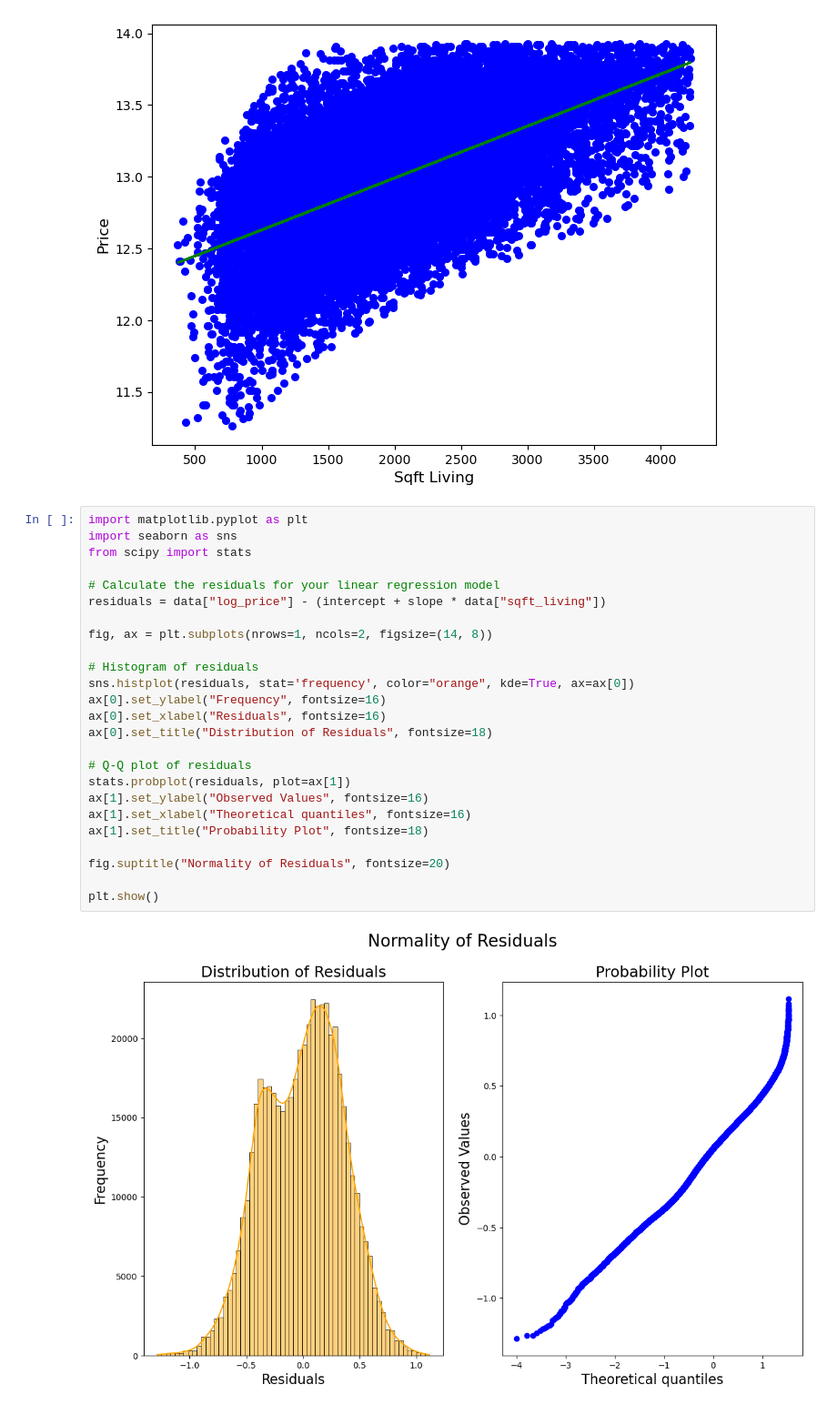
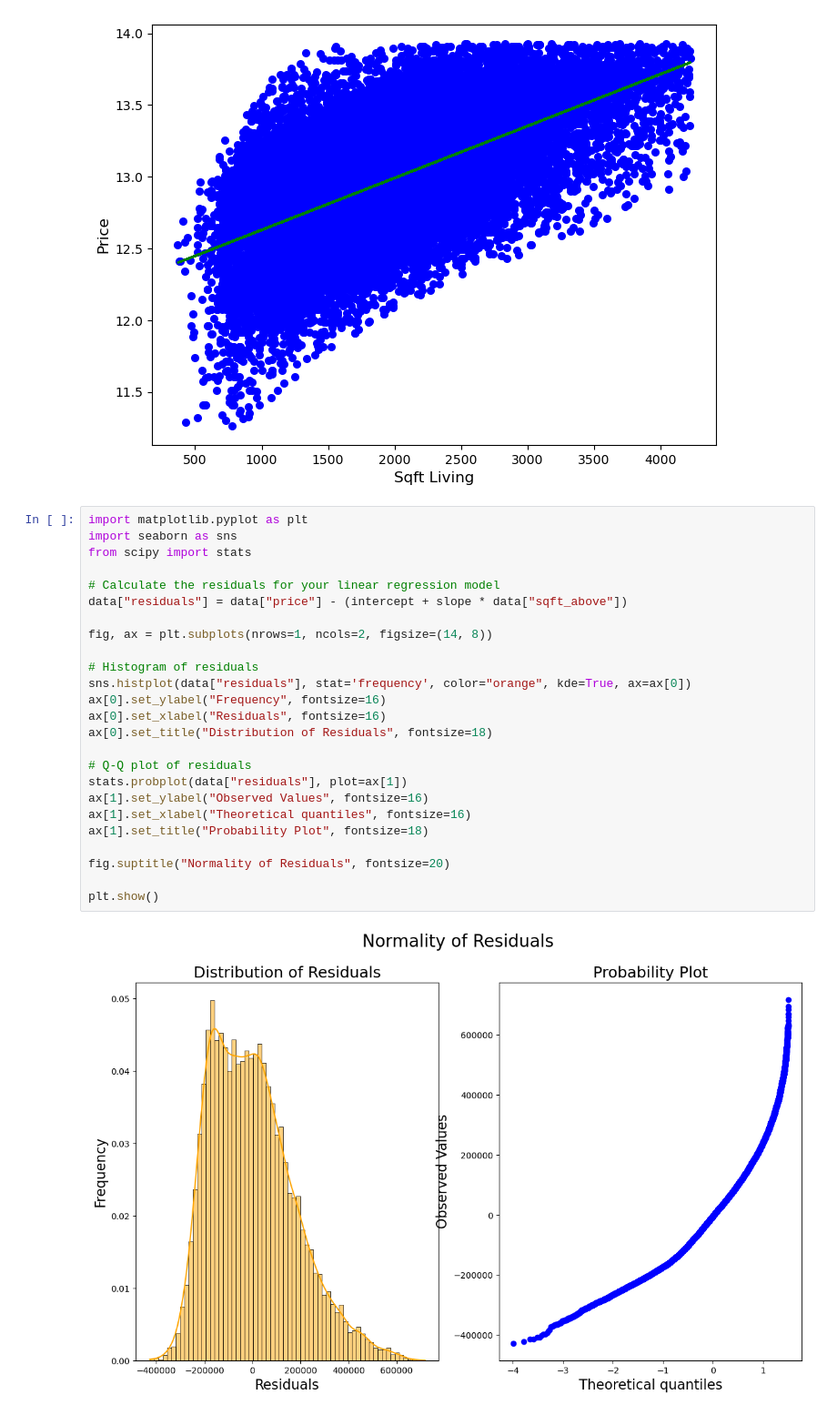
Before and after one commit to janju796/King-County-House-Analysis, a Jupyter notebook: index.ipynb, the cells around one changed output. Shown at 91% size. Saved outputs shown, nothing was run; the diff lists cells and outputs as text.

```diff
--- a/index.ipynb
+++ b/index.ipynb
@@ -206,28 +206,28 @@ plot_regression_line(data["sqft_living"], data["log_price"], b)
 # %%
 import matplotlib.pyplot as plt
 import seaborn as sns
 from scipy import stats
 
 # Calculate the residuals for your linear regression model
-residuals = data["log_price"] - (intercept + slope * data["sqft_living"])
+data["residuals"] = data["price"] - (intercept + slope * data["sqft_above"])
 
 fig, ax = plt.subplots(nrows=1, ncols=2, figsize=(14, 8))
 
 # Histogram of residuals
-sns.histplot(residuals, stat='frequency', color="orange", kde=True, ax=ax[0])
+sns.histplot(data["residuals"], stat='frequency', color="orange", kde=True, ax=ax[0])
 ax[0].set_ylabel("Frequency", fontsize=16)
 ax[0].set_xlabel("Residuals", fontsize=16)
 ax[0].set_title("Distribution of Residuals", fontsize=18)
 
 # Q-Q plot of residuals
-stats.probplot(residuals, plot=ax[1])
+stats.probplot(data["residuals"], plot=ax[1])
 ax[1].set_ylabel("Observed Values", fontsize=16)
 ax[1].set_xlabel("Theoretical quantiles", fontsize=16)
 ax[1].set_title("Probability Plot", fontsize=18)
 
 fig.suptitle("Normality of Residuals", fontsize=20)
 
 plt.show()
 # %% [output]
-[figure, old version]
+[figure, new version]
 # %%
```
Also changed, not shown: parts of 5 cells of this notebook.
